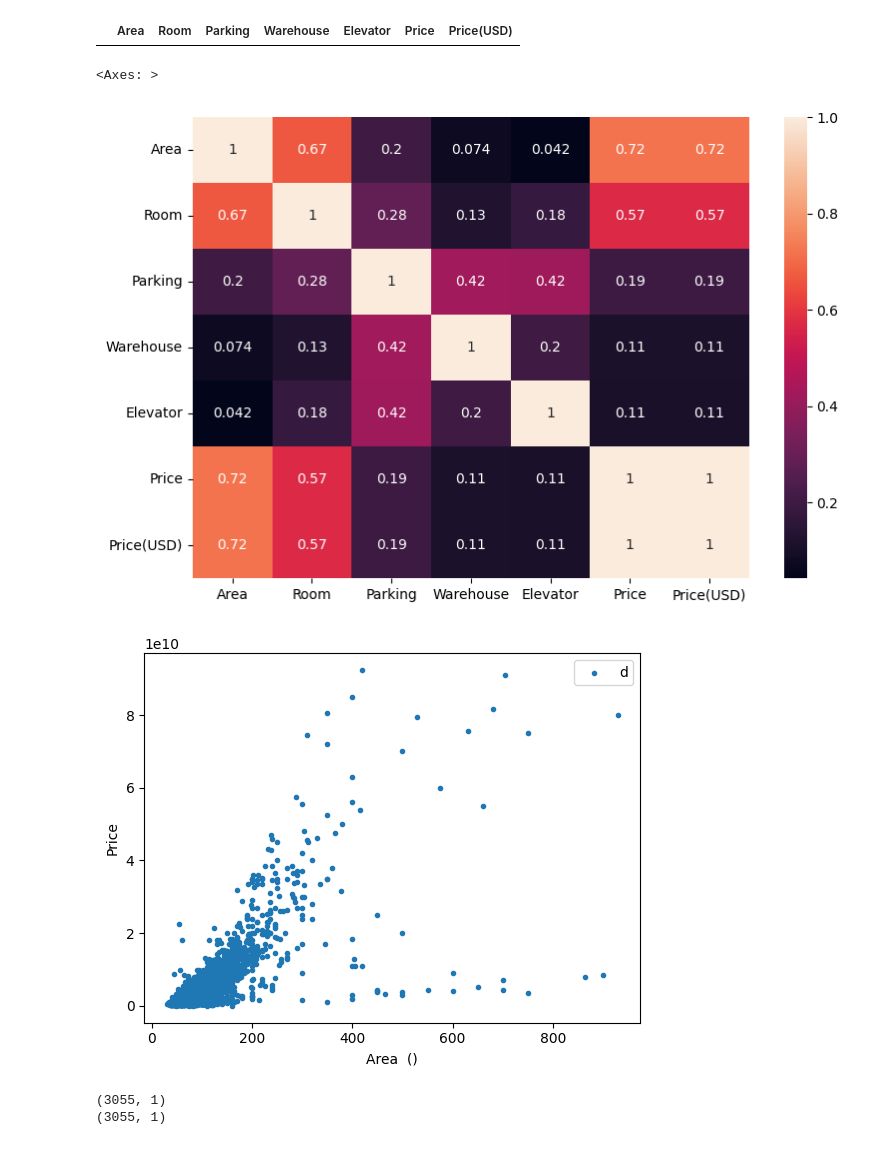
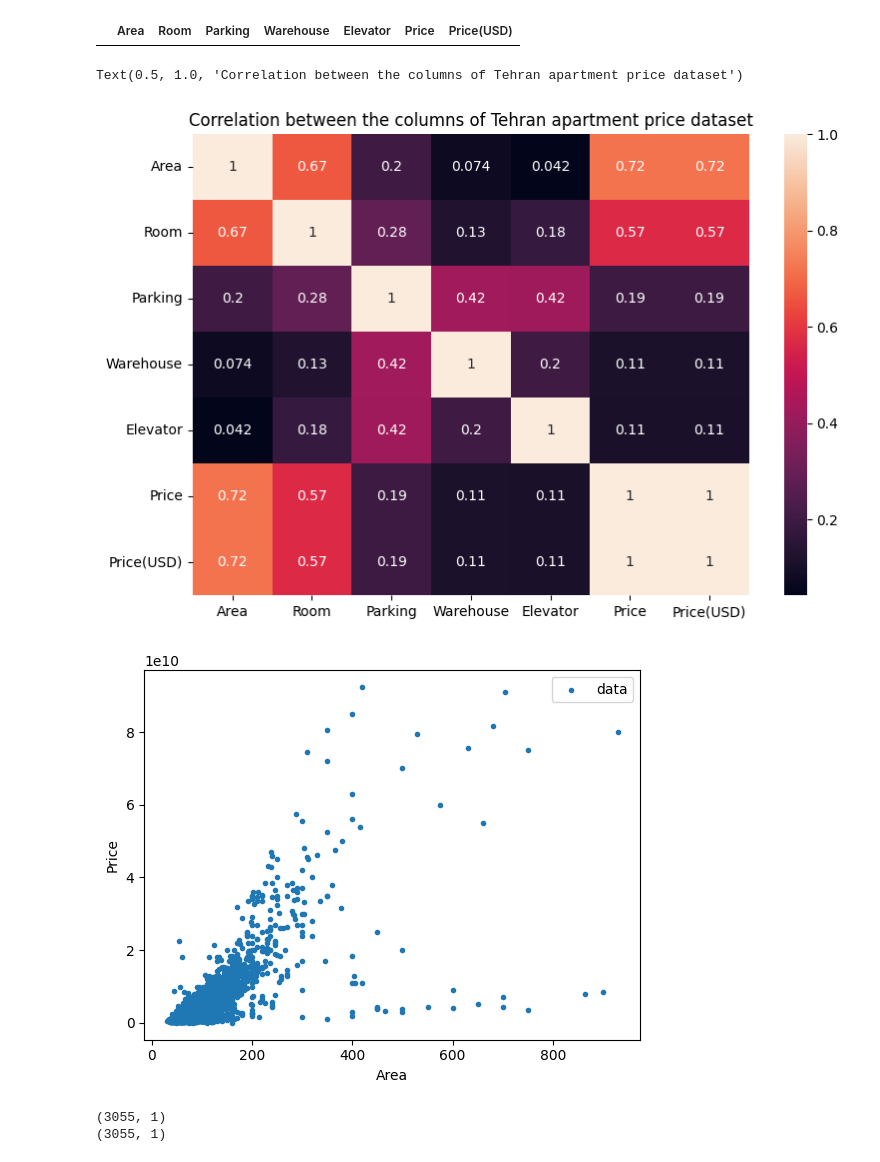
Before and after one commit to KhadijehValipour/MachineLearning8, a Jupyter notebook: HousePriceTehran.ipynb, the cells around one changed output. Drawn from its saved outputs; the diff is of its cells as text; code cells hidden in the pictures.

```diff
--- a/HousePriceTehran.ipynb
+++ b/HousePriceTehran.ipynb
@@ -60,20 +74,22 @@ data[data.duplicated()]
 # %% [output]
 |  | Area | Room | Parking | Warehouse | Elevator | Price | Price(USD) |
 # %%
-corr = data.corr().round(2)
+corr =data.corr()
 plt.figure(figsize=(9,6))
-sns.heatmap(data.corr() ,  annot = True )
+sns.heatmap(corr , annot=True)
+plt.title("Correlation between the columns of Tehran apartment price dataset")
 # %% [output]
-<Axes: >
+Text(0.5, 1.0, 'Correlation between the columns of Tehran apartment price dataset')
-[figure, old version]
+[figure, new version]
 # %%
+
 plt.scatter(data['Area'] ,data['Price'] , marker='.')
-plt.xlabel("Area  ()")
+plt.xlabel("Area")
 plt.ylabel("Price")
-plt.legend("data")
+plt.legend(['data'])
 plt.show()
 # %% [output]
-[figure, old version]
+[figure, new version]
 # %%
 X = np.array(data[["Area"]])
 Y = np.array(data[["Price"]])
```
Also changed, not shown: parts of 12 cells of this notebook, 5 other files.
